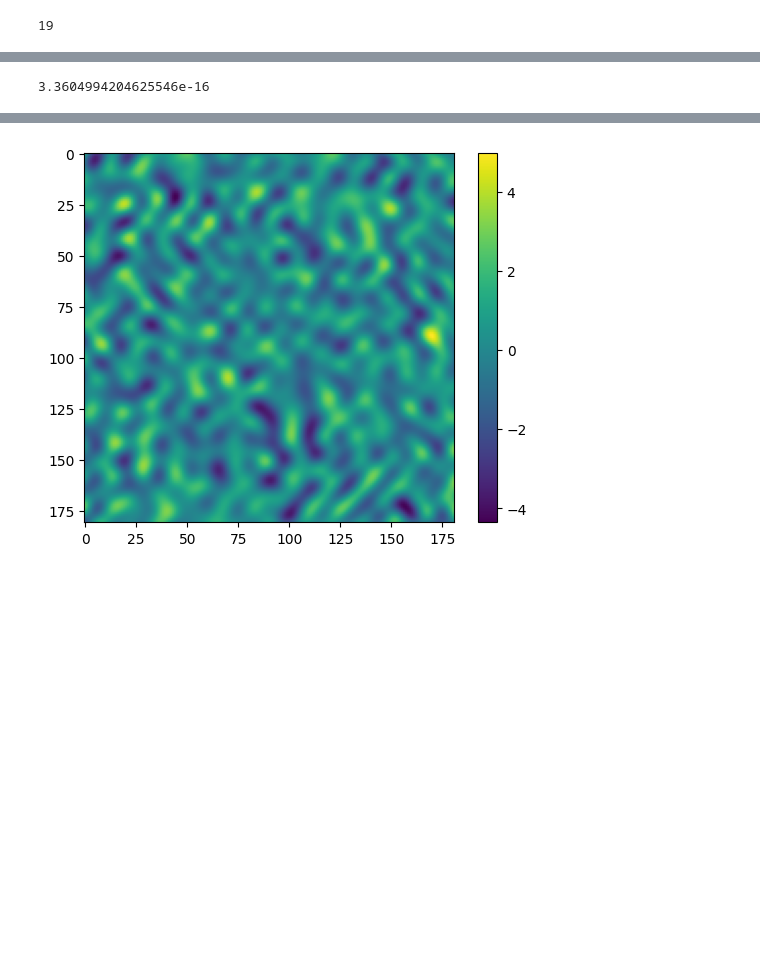
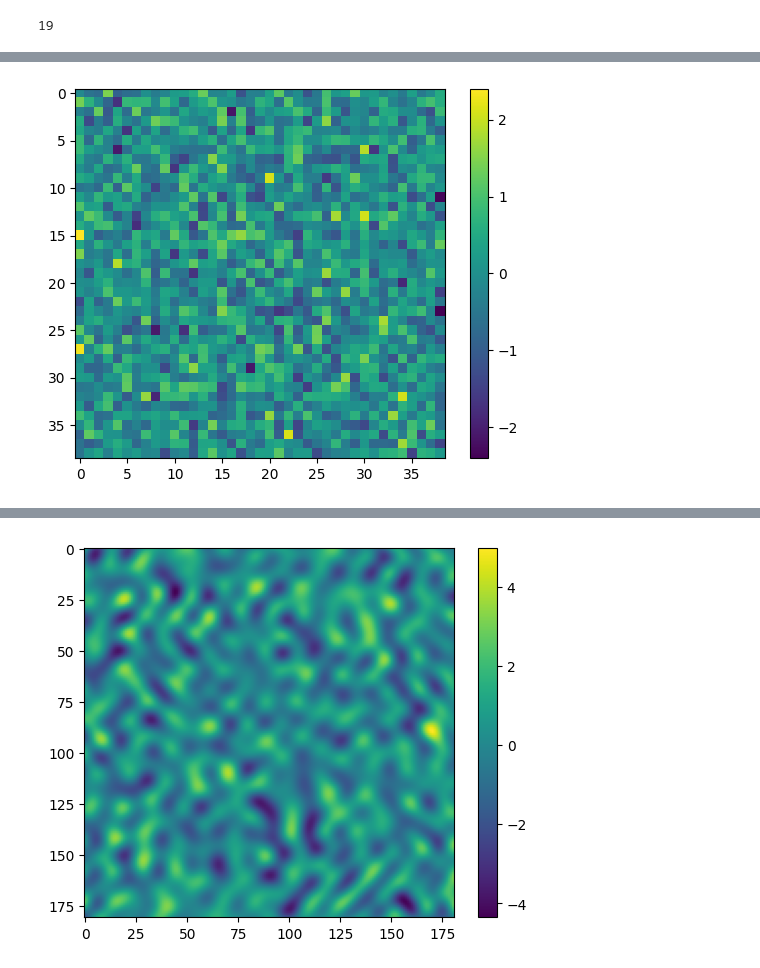
Before and after one commit to AlonsoFernandezVM/Pattern-formation-in-a-phytoplankton-population-based-on-stochastic-models-of-the-ocean-turbulence, a Jupyter notebook: notebooks/random_constant_flow.ipynb, the cells around one changed output, grey strips where cells are left out. Drawn from its saved outputs; the diff is of its cells as text; code cells hidden in the pictures; blank space fills up the shorter version.

```diff
--- a/notebooks/random_constant_flow.ipynb
+++ b/notebooks/random_constant_flow.ipynb
@@ -179 +237,7 @@ a_k = fourier_matrix(n_max)
+# %%
+plt.imshow(np.imag(a_k))
+plt.colorbar()
+plt.show()
+# %% [output]
+[figure, added]
 # %%
@@ -193,7 +253,3 @@ K = np.arange(-n_max, n_max + 1) / L_tot
 k = 2 * PI * n_max / L_tot
 num = eta**(d / 2 + 1) * u_0
 den = np.sqrt(V_d * d * (d - 1))
-# %%
-print(np.exp(-k**2 * eta**2 /4))
-# %% [output]
-3.3604994204625546e-16
```
Also changed, not shown: parts of 19 cells of this notebook.
